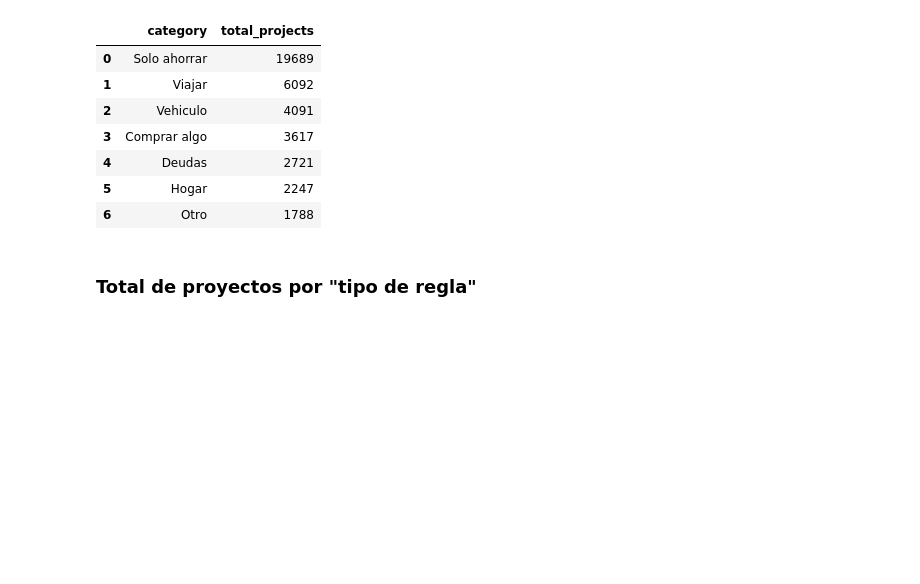
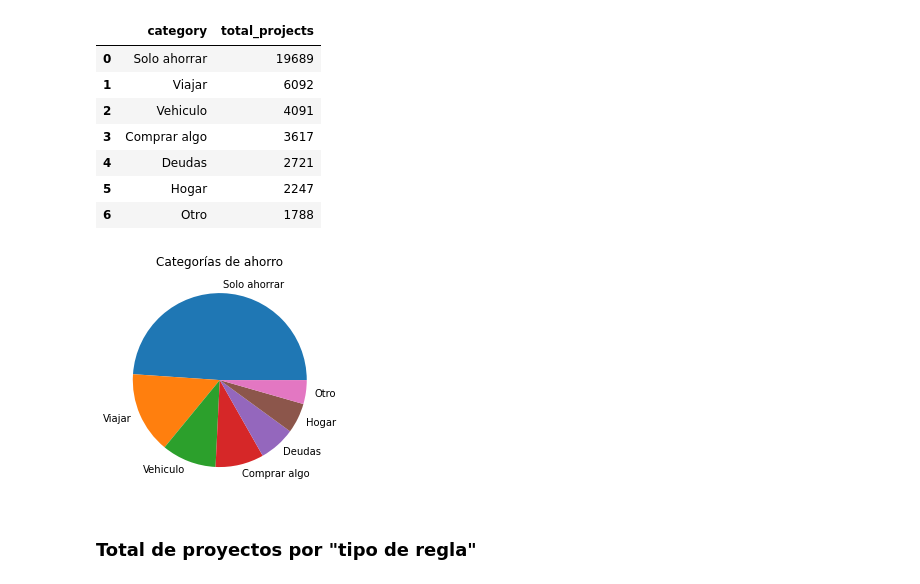
Before and after one commit to iairUbank/prueba_ubank, a Jupyter notebook: prueba.ipynb, the cells around one changed output. Cells and saved outputs as stored; diff of their text form; code cells hidden in the pictures; blank space fills up the shorter version.

```diff
--- a/prueba.ipynb
+++ b/prueba.ipynb
@@ -40,3 +40,8 @@ rules_df.to_sql("rule", con=engine, index=False, if_exists='append')
 transactions_df.to_sql("transaction", con=engine, index=False, if_exists='append')
 # %%
 ####################################################################################
+# %%
+## total de proyectos
+query = """SELECT COUNT(project_id) FROM project"""
+total_projects = pd.read_sql(query, engine)
+total_projects
@@ -60,6 +68,13 @@ projects_by_category_DF
 | 4 | Deudas | 2721 |
 | 5 | Hogar | 2247 |
 | 6 | Otro | 1788 |
+# %%
+import matplotlib.pyplot as plt
+plt.pie(projects_by_category_DF["total_projects"], labels=projects_by_category_DF["category"])
+plt.title("Categorías de ahorro")
+plt.show()
+# %% [output]
+[figure, added]
 # %%
 ### Evidenciamos que la categoría que más está presente en los proyectos es "solo ahorrar",
 ### seguida por "viajar", "comprar vehículo", "algo más" respectivamente
```
Also changed, not shown: parts of 3 cells of this notebook, 2 other files.
